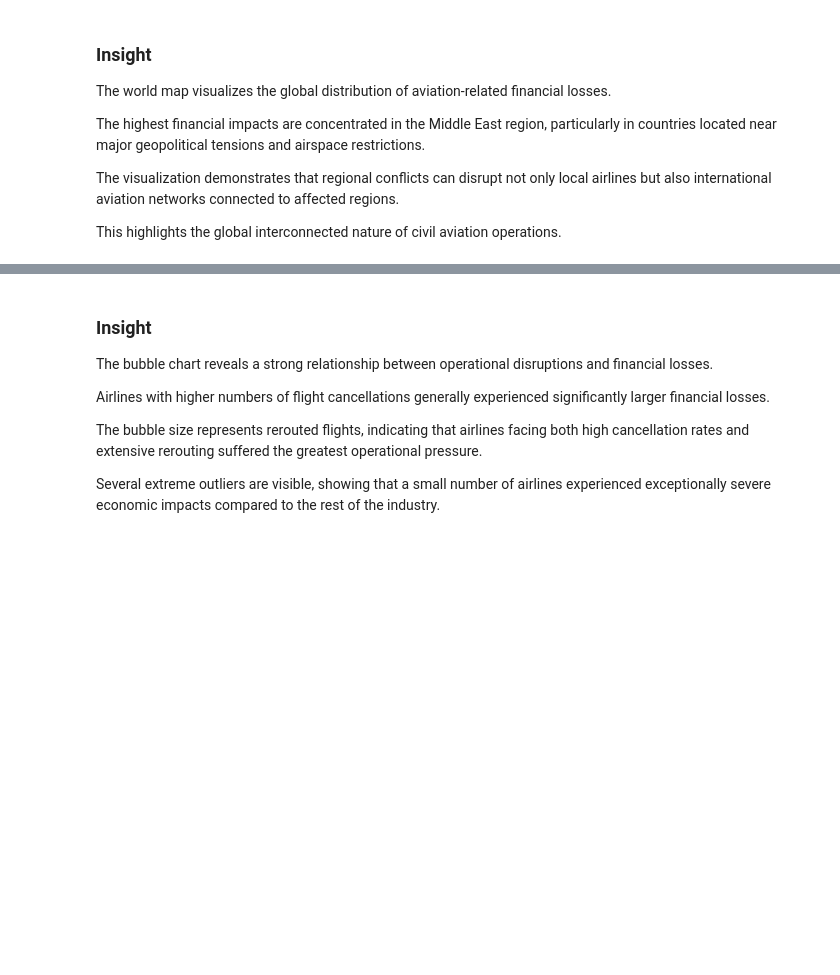
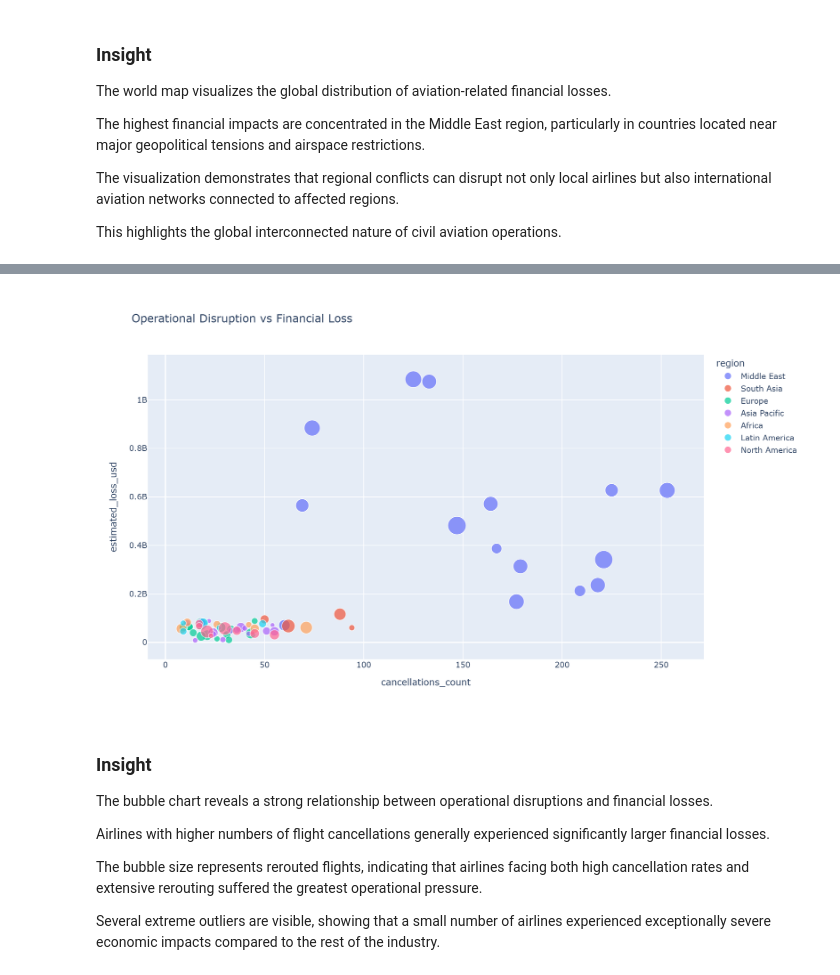
Before and after one commit to EnYa32/Global-Aviation-Disruption-Analysis, a Jupyter notebook: IranVsUSA_GlobaleStörungDerZivilenLuftfahrt.ipynb, the cells around one changed output, grey strips where cells are left out. Cells and saved outputs as stored; diff of their text form; code cells hidden in the pictures; blank space fills up the shorter version.

```diff
--- a/IranVsUSA_GlobaleStörungDerZivilenLuftfahrt.ipynb
+++ b/IranVsUSA_GlobaleStörungDerZivilenLuftfahrt.ipynb
@@ -698,12 +683,14 @@ fig.show()
 # %%
-# Display chart
-fig.show()
-
 # Save PNG
 fig.write_image('aviation_scatter.png', scale=2)
 
 # Save interactive HTML
 fig.write_html('aviation_scatter.html')
+
+# Display PNG
+display(Image(filename='aviation_scatter.png'))
+# %% [output]
+[figure, added]
 # %% [markdown]
 ### Insight
 
```
Also changed, not shown: parts of 7 cells of this notebook.
